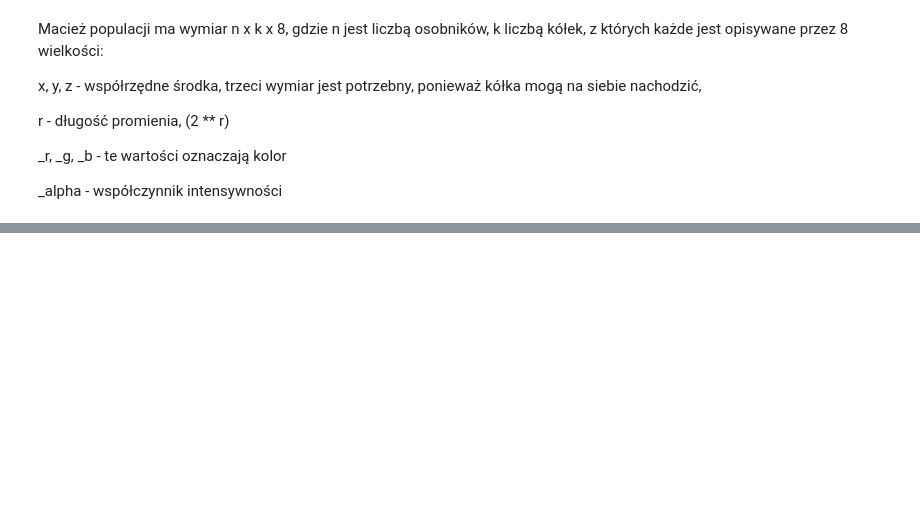
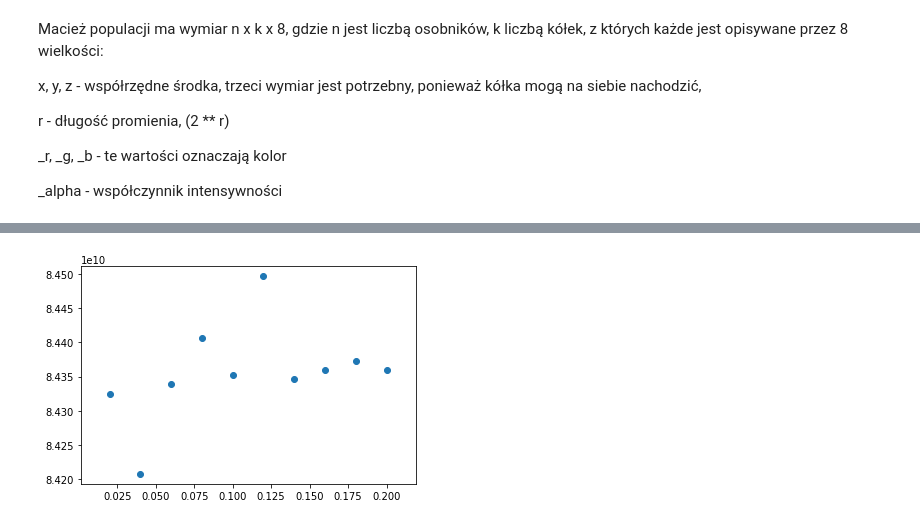
Before and after one commit to RRozak/mona_lisa, a Jupyter notebook: mona_lisa.ipynb, the cells around one changed output, grey strips where cells are left out. Cells and saved outputs as stored; diff of their text form; code cells hidden in the pictures; blank space fills up the shorter version.

```diff
--- a/mona_lisa.ipynb
+++ b/mona_lisa.ipynb
@@ -377,0 +266,8 @@ print(image_to_data('mona_lisa.png'))
+# %%
+results_1_1 = np.empty((10, 5))
+for i in range(10):
+    for j in range(5):
+        print(i, j)
+        results_1_1[i][j] = ES(50, 5, lambda c: test_function(c, image_to_data('mona_lisa.png')),
+                               begin_domain, end_domain, 0.3, 0.2 * (i + 1) / 10, 0., 0., 500,
+                               uniform_crossover, 10, log_frequency=10)[0]
@@ -377,0 +292,5 @@ print(image_to_data('mona_lisa.png'))
+# %%
+plt.scatter(np.arange(0.1, 1.1, 0.1) * 0.2, results_1_1.mean(axis=1))
+plt.show()
+# %% [output]
+[figure, added]
```
Also changed, not shown: parts of 34 cells of this notebook.
